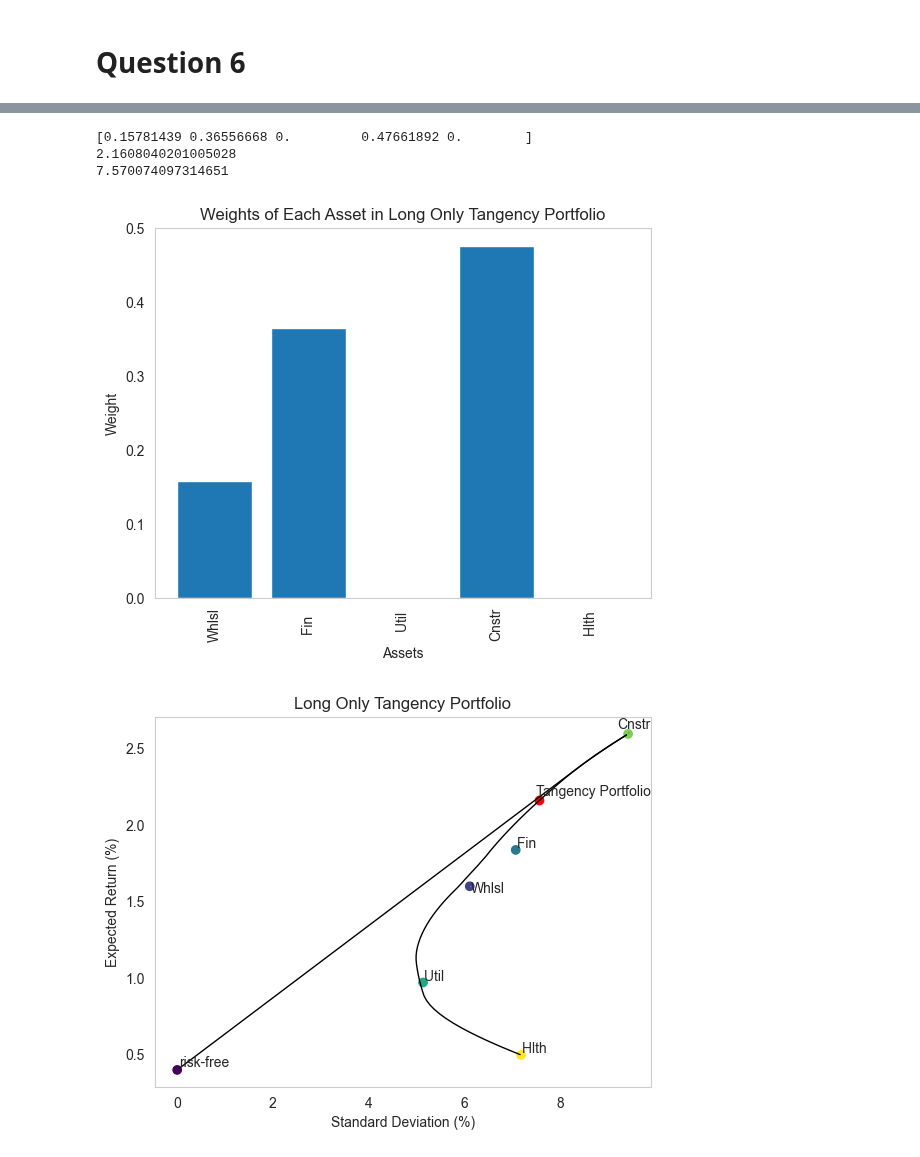
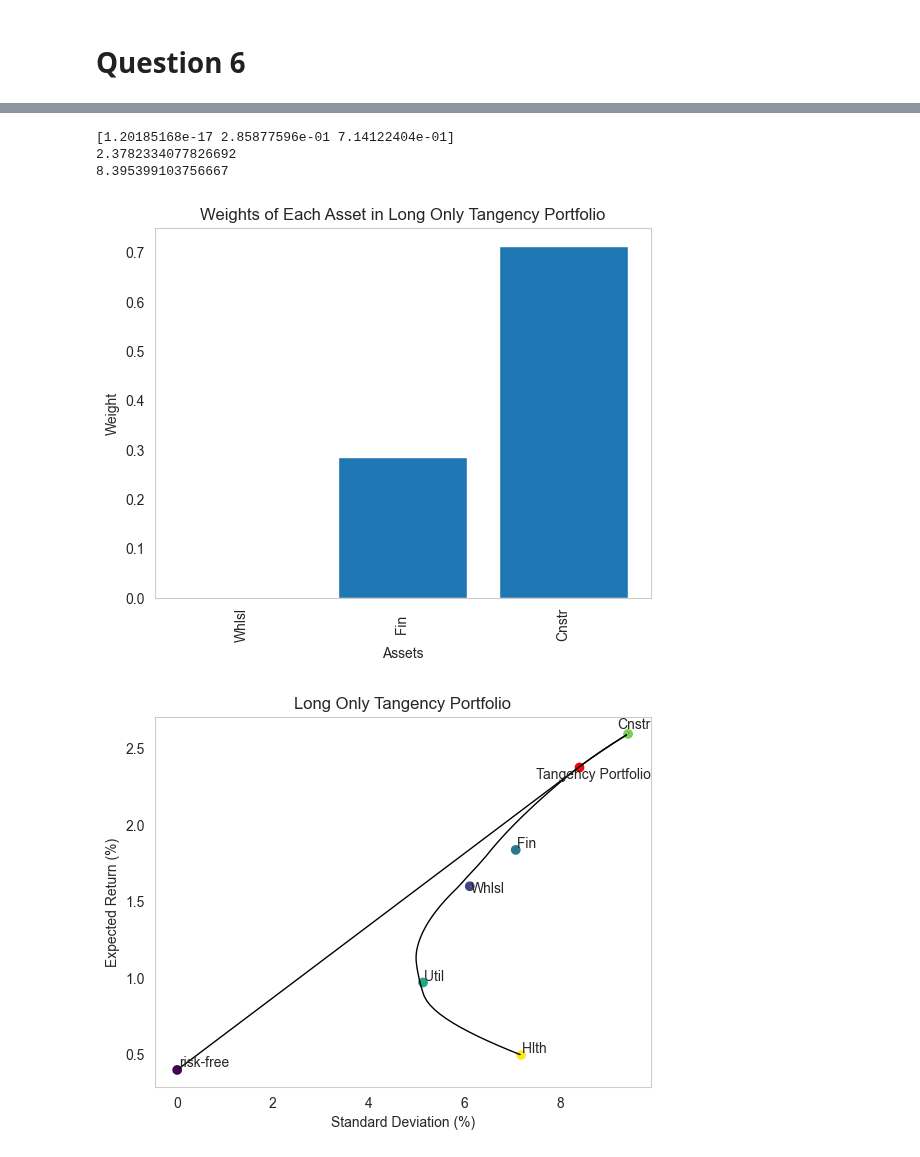
Before and after one commit to alessbressan/FINA60602A, a Jupyter notebook: part_b2.ipynb, the cells around one changed output, grey strips where cells are left out. Cells and saved outputs as stored; diff of their text form; code cells hidden in the pictures.

```diff
--- a/part_b2.ipynb
+++ b/part_b2.ipynb
@@ -330,24 +292,58 @@ plt.show()
+# %%
+N = 6
+rf = pd.DataFrame(risk_free, index=df.index, columns=["risk-free"])
+df_rf = pd.concat([rf, df], axis=1)
+
+cov = df.cov()
+mean = df_rf.mean(axis=0)
+std = np.sqrt(np.diag(df_rf.cov()))
+
+from itertools import combinations
+
+combination_list = list(combinations(df.columns, 1)) + list(combinations(df.columns, 2)) + list(combinations(df.columns, 3))
+
+SR = 0
+optim_w = np.zeros(3)
+optim_cov = None
+optim_mean = None
+
+for comb in combination_list:
+    temp_df = df.loc[:,comb]
+    temp_cov = temp_df.cov()
+    temp_mean = temp_df.mean(axis=0)
+
+    response = optimization.tangency_portfolio(temp_df, 0.4, True)
+
+    w = response.x
+    var = w @ temp_cov @ w
+    rets = temp_mean @ w
+    temp = rets/np.sqrt(var)
+    if SR < temp:
+        SR = temp
+        optim_w = w
+        optim_cov = temp_cov
+        optim_mean = temp_mean
 # %%
-w = weights
+w = optim_w
 
 print(w)
-print(w @ mean[1:])
-print(np.sqrt(w @ cov @ w))
+print(w @ optim_mean)
+print(np.sqrt(w @ optim_cov @ w))
 
 fig, ax = plt.subplots()
-ax.bar(x=mean[1:].index, height=w)
+ax.bar(x= optim_mean.index, height=w)
 ax.set_title("Weights of Each Asset in Long Only Tangency Portfolio")
 ax.set_xlabel("Assets")
 ax.set_ylabel("Weight")
 ax.grid()
 plt.xticks(rotation=90)
 plt.show()
 
-plotting.tangency_plot(x_rf, y_rf, x_no_rf, y_no_rf, w @ mean[1:], np.sqrt(w @ cov @ w), std, mean,
+plotting.tangency_plot(x_rf, y_rf, x_no_rf, y_no_rf, w @ optim_mean, np.sqrt(w @ optim_cov @ w), std, mean,
                        "Long Only Tangency Portfolio")
 # %% [output]
-[0.15781439 0.36556668 0.         0.47661892 0.        ]
-2.1608040201005028
-7.570074097314651
+[1.20185168e-17 2.85877596e-01 7.14122404e-01]
+2.3782334077826692
+8.395399103756667
-[figure, old version]
+[figure, new version]
-[figure, old version]
+[figure, new version]
```
Also changed, not shown: parts of 5 cells of this notebook.
